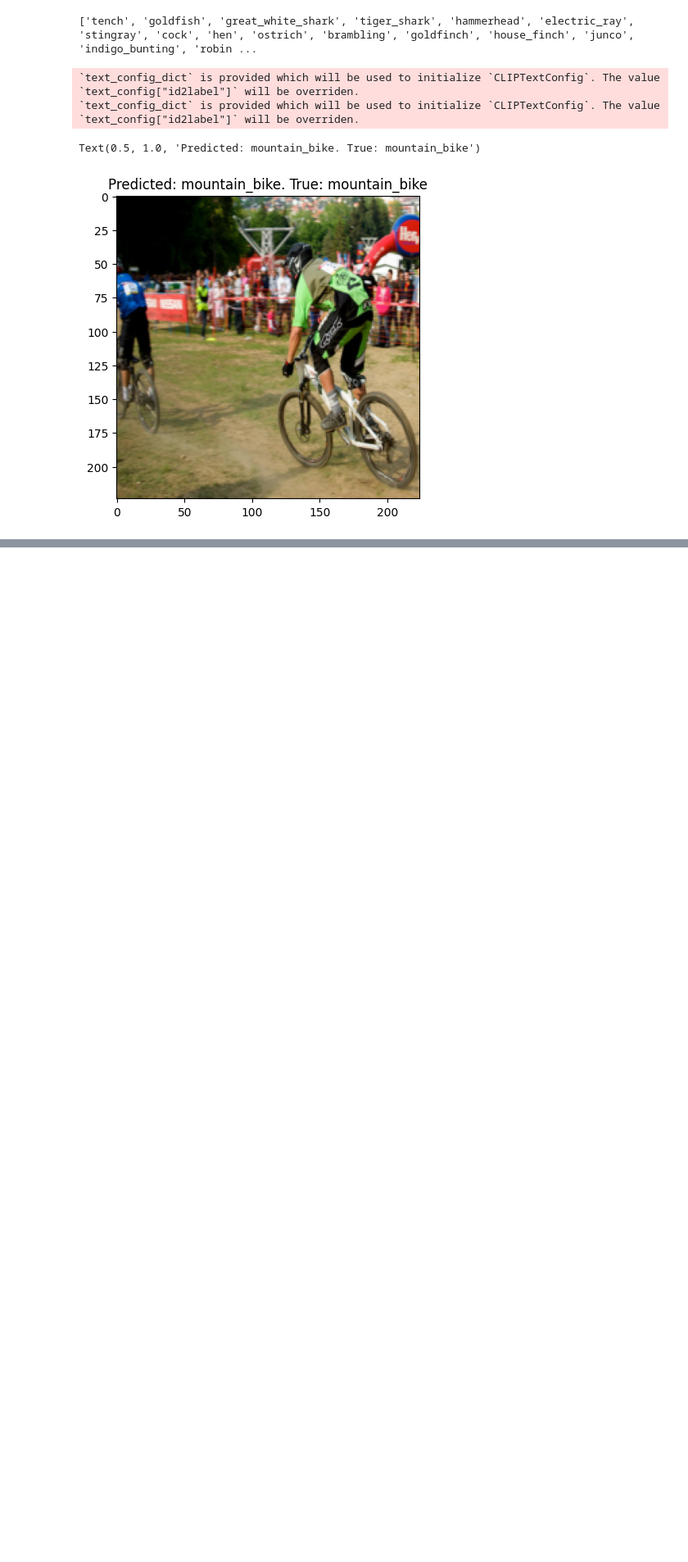
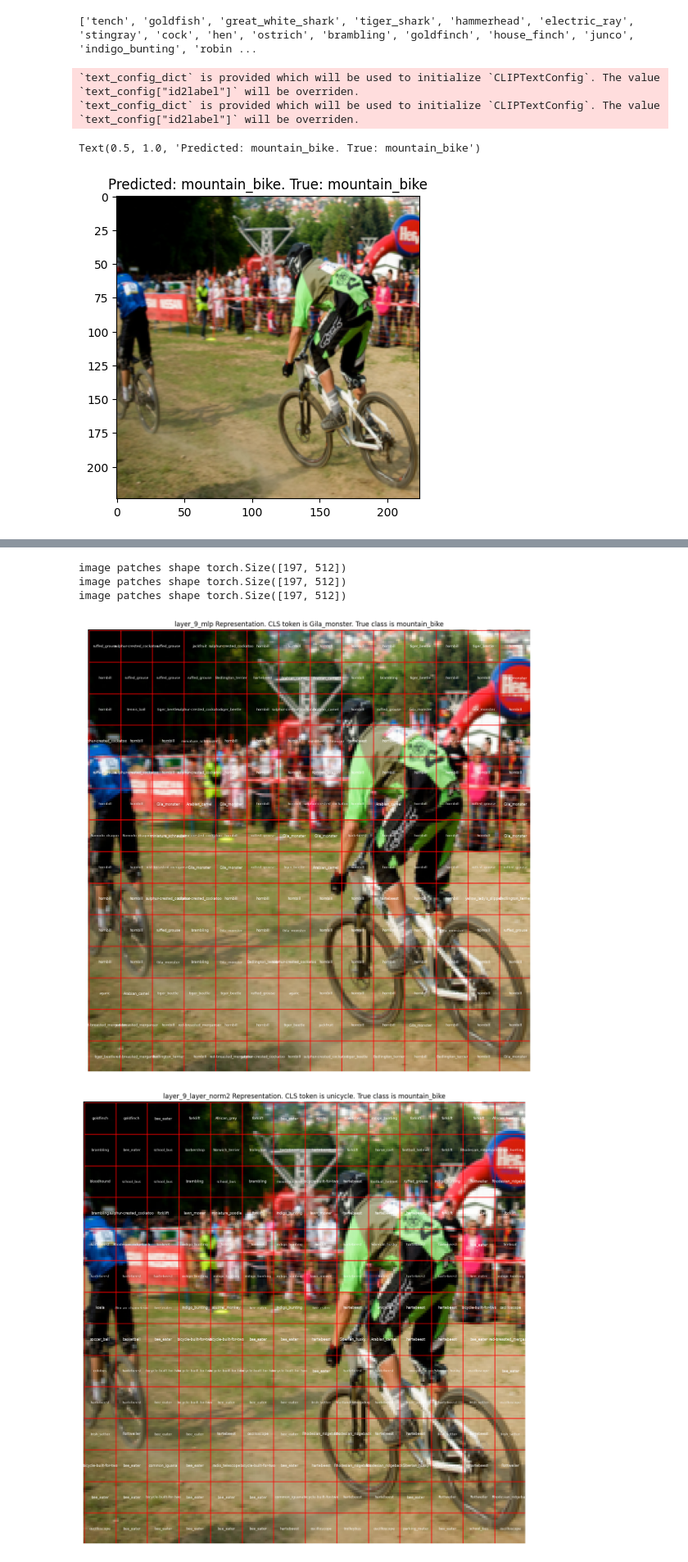
Before and after one commit to soniajoseph/clip_investigation, a Jupyter notebook: develop_clip_logit_lens.ipynb, the cells around one changed output, grey strips where cells are left out. Shown at 82% size. Cells and saved outputs as stored; diff of their text form; code cells hidden in the pictures; blank space fills up the shorter version.

```diff
--- a/develop_clip_logit_lens.ipynb
+++ b/develop_clip_logit_lens.ipynb
@@ -273,18 +242,0 @@ KeyError: 'layer_8_layer_norm2'
-# %%
-# Apply post_layernorm to every patch, not just CLS token
-act = activations['encoder_layer_9'][0]
-act = model.vision_model.post_layernorm(act)
-vis_emb = model.visual_projection(act)
-# image_patches = vis_emb
-image_patches = vis_emb.squeeze(0)  # Now it's [197, 512]
-
-# Normalize the embeddings
-image_patches = F.normalize(image_patches, p=2, dim=1)
-text_embeddings = F.normalize(text_embeddings, p=2, dim=1)
-
-cosine_sim = torch.matmul(image_patches, text_embeddings.T)
-print(cosine_sim.shape)
-probs = cosine_sim.softmax(dim=1) # we can take the softmax to get the label probabilities
-pred_labels = probs.argmax(dim=1)
-
-# Now, 'cosine_sim[i, j]' is the cosine similarity between the i-th image patch and the j-th text embedding
@@ -293,3 +242,0 @@ torch.Size([197, 1000])
-# %%
-for idx, label in enumerate(pred_labels):
-    print(idx, imagenet_class_names[label.item()])
@@ -369,0 +300,12 @@ Text(0.5, 1.0, 'CLS token is hartebeest')
+# %%
+layers_to_try = ['layer_9_mlp', 'layer_9_layer_norm2', 'encoder_layer_9']
+
+for layer_name in layers_to_try:
+    pred_labels = get_interemediate_rep(layer_name, text_embeddings)
+    plot_intermediate_rep(images, pred_labels, layer_name)
+# %% [output]
+image patches shape torch.Size([197, 512])
+image patches shape torch.Size([197, 512])
+image patches shape torch.Size([197, 512])
+[figure, added]
+[figure, added]
```
Also changed, not shown: parts of 10 cells of this notebook, 1 other file.
